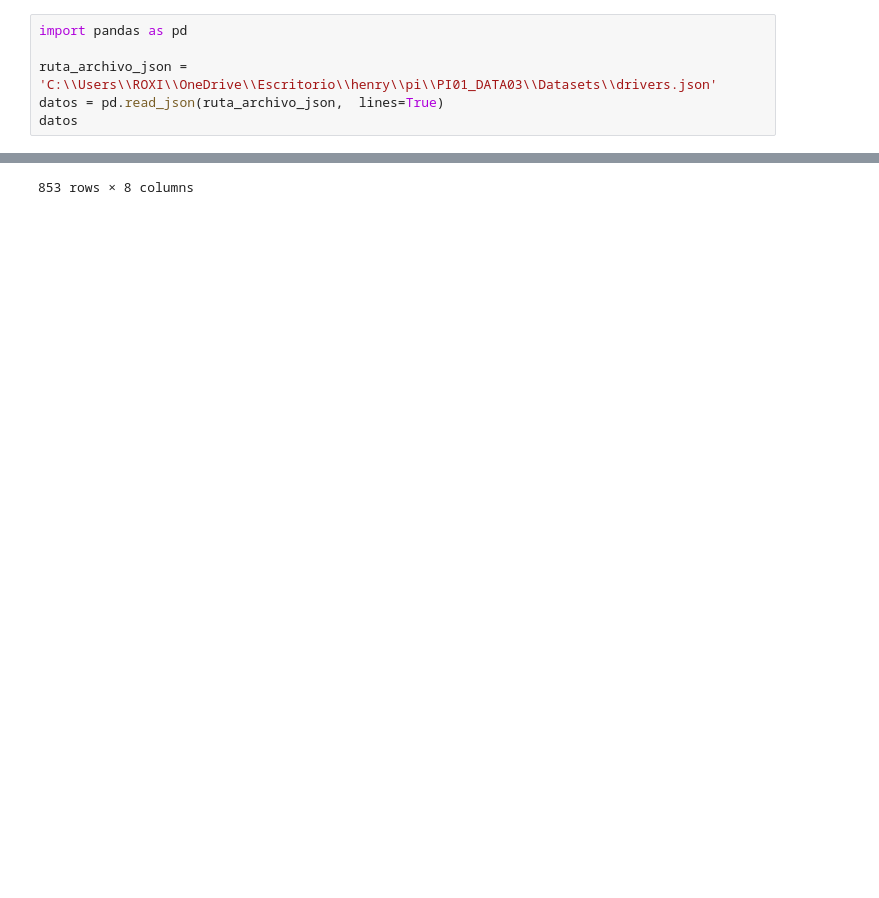
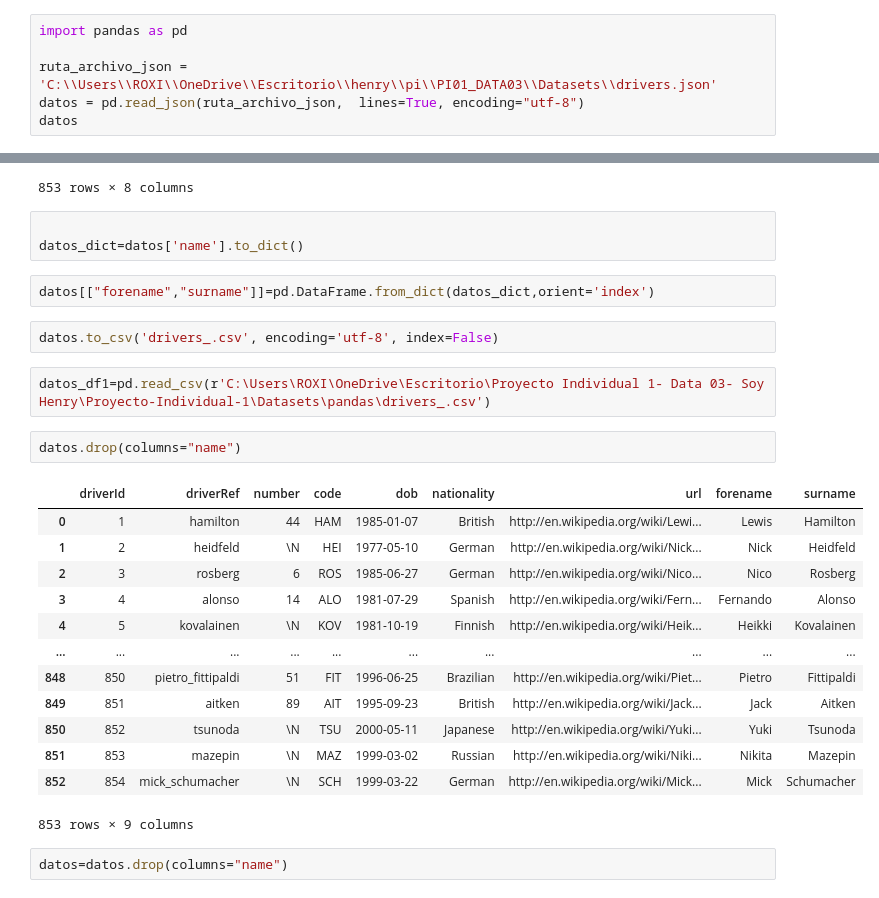
Before and after one commit to bparedes21/CreaciondeAPI, a Jupyter notebook: Datasets/pandas/drivers_jupyter.ipynb, the cells around one changed output, grey strips where cells are left out. Saved outputs shown, nothing was run; the diff lists cells and outputs as text; blank space fills up the shorter version.

```diff
--- a/Datasets/pandas/drivers_jupyter.ipynb
+++ b/Datasets/pandas/drivers_jupyter.ipynb
@@ -2,7 +2,7 @@
 import pandas as pd
 
 ruta_archivo_json = 'C:\\Users\\ROXI\\OneDrive\\Escritorio\\henry\\pi\\PI01_DATA03\\Datasets\\drivers.json'
-datos = pd.read_json(ruta_archivo_json,  lines=True)
+datos = pd.read_json(ruta_archivo_json,  lines=True, encoding="utf-8")
 datos
 # %% [output]
 |  | driverId | driverRef | number | code | name | dob | nationality | url |
@@ -18,3 +18,30 @@ datos
 | 851 | 853 | mazepin | \N | MAZ | {'forename': 'Nikita', 'surname':... | 1999-03-02 | Russian | http://en.wikipedia.org/wiki/Niki... |
 | 852 | 854 | mick_schumacher | \N | SCH | {'forename': 'Mick', 'surname': '... | 1999-03-22 | German | http://en.wikipedia.org/wiki/Mick... |
 853 rows × 8 columns
+# %%
+
+datos_dict=datos['name'].to_dict()
+# %%
+datos[["forename","surname"]]=pd.DataFrame.from_dict(datos_dict,orient='index')
+# %%
+datos.to_csv('drivers_.csv', encoding='utf-8', index=False)
+# %%
+datos_df1=pd.read_csv(r'C:\Users\ROXI\OneDrive\Escritorio\Proyecto Individual 1- Data 03- Soy Henry\Proyecto-Individual-1\Datasets\pandas\drivers_.csv')
+# %%
+datos.drop(columns="name")
+# %% [output]
+|  | driverId | driverRef | number | code | dob | nationality | url | forename | surname |
+| 0 | 1 | hamilton | 44 | HAM | 1985-01-07 | British | http://en.wikipedia.org/wiki/Lewi... | Lewis | Hamilton |
+| 1 | 2 | heidfeld | \N | HEI | 1977-05-10 | German | http://en.wikipedia.org/wiki/Nick... | Nick | Heidfeld |
+| 2 | 3 | rosberg | 6 | ROS | 1985-06-27 | German | http://en.wikipedia.org/wiki/Nico... | Nico | Rosberg |
+| 3 | 4 | alonso | 14 | ALO | 1981-07-29 | Spanish | http://en.wikipedia.org/wiki/Fern... | Fernando | Alonso |
+| 4 | 5 | kovalainen | \N | KOV | 1981-10-19 | Finnish | http://en.wikipedia.org/wiki/Heik... | Heikki | Kovalainen |
+| ... | ... | ... | ... | ... | ... | ... | ... | ... | ... |
+| 848 | 850 | pietro_fittipaldi | 51 | FIT | 1996-06-25 | Brazilian | http://en.wikipedia.org/wiki/Piet... | Pietro | Fittipaldi |
+| 849 | 851 | aitken | 89 | AIT | 1995-09-23 | British | http://en.wikipedia.org/wiki/Jack... | Jack | Aitken |
+| 850 | 852 | tsunoda | \N | TSU | 2000-05-11 | Japanese | http://en.wikipedia.org/wiki/Yuki... | Yuki | Tsunoda |
+| 851 | 853 | mazepin | \N | MAZ | 1999-03-02 | Russian | http://en.wikipedia.org/wiki/Niki... | Nikita | Mazepin |
+| 852 | 854 | mick_schumacher | \N | SCH | 1999-03-22 | German | http://en.wikipedia.org/wiki/Mick... | Mick | Schumacher |
+853 rows × 9 columns
+# %%
+datos=datos.drop(columns="name")
```
Also changed, not shown: parts of 24 cells of this notebook, 5 other files.
